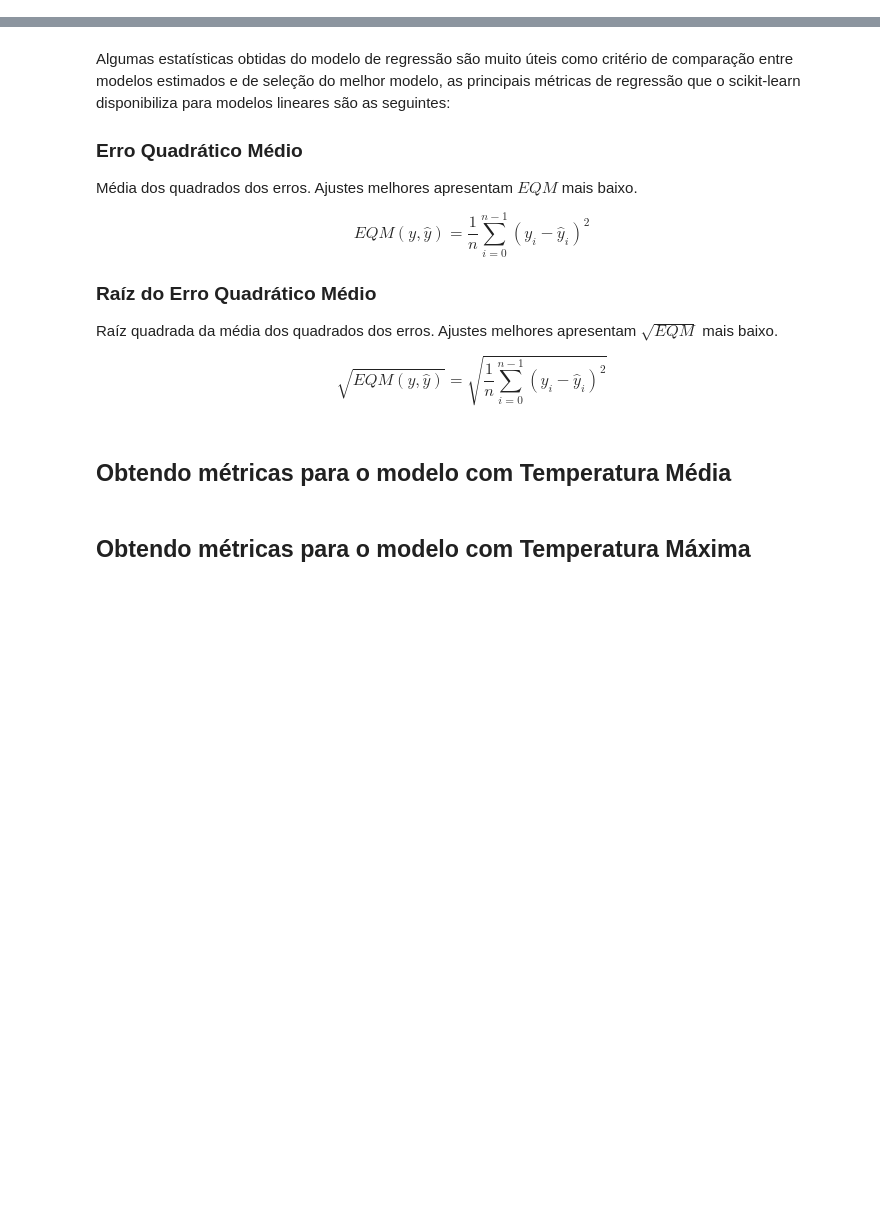
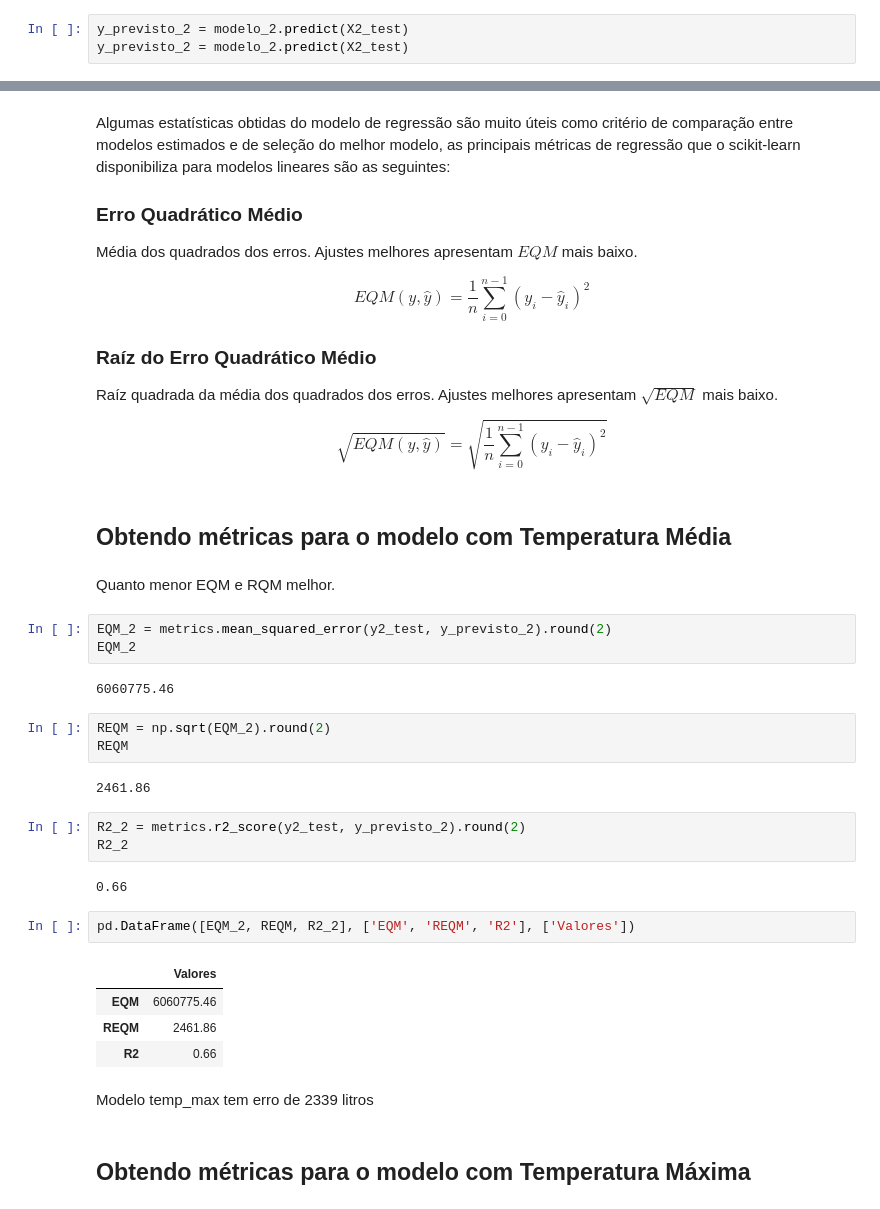
Before and after one commit to Marcus-Bernard0/data_science_alura, a Jupyter notebook: 8 - Regressão linear testando relações e prevendo resultados/Projeto/Regressão Linear.ipynb, the cells around one changed output, grey strips where cells are left out. Saved outputs shown, nothing was run; the diff lists cells and outputs as text; blank space fills up the shorter version.

Commit message:
erros quadráticos

```diff
--- a/8 - Regressão linear testando relações e prevendo resultados/Projeto/Regressão Linear.ipynb
+++ b/8 - Regressão linear testando relações e prevendo resultados/Projeto/Regressão Linear.ipynb
@@ -582,4 +610,7 @@ Text(0.5, 0, 'Litros')
 # %% [markdown]
 ## Gerando previsões para os dados de TESTE (X_test e X2_test) utilizando o método *predict()* dos objetos "modelo" e "modelo_2"
+# %%
+y_previsto_2 = modelo_2.predict(X2_test)
+y_previsto_2 = modelo_2.predict(X2_test)
 # %% [markdown]
 ## Obtendo o coeficiente de determinação (R²) para as previsões dos dois modelos
@@ -607,5 +653,31 @@ Raíz quadrada da média dos quadrados dos erros. Ajustes melhores apresentam $\
 $$\sqrt{EQM(y, \hat{y})} = \sqrt{\frac 1n\sum_{i=0}^{n-1}(y_i-\hat{y}_i)^2}$$
 # %% [markdown]
 ## Obtendo métricas para o modelo com Temperatura Média
+# %% [markdown]
+Quanto menor EQM e RQM melhor.
+# %%
+EQM_2 = metrics.mean_squared_error(y2_test, y_previsto_2).round(2)
+EQM_2
+# %% [output]
+6060775.46
+# %%
+REQM = np.sqrt(EQM_2).round(2)
+REQM
+# %% [output]
+2461.86
+# %%
+R2_2 = metrics.r2_score(y2_test, y_previsto_2).round(2)
+R2_2
+# %% [output]
+0.66
+# %%
+pd.DataFrame([EQM_2, REQM, R2_2], ['EQM', 'REQM', 'R2'], ['Valores'])
+# %% [output]
+|  | Valores |
+| EQM | 6060775.46 |
+| REQM | 2461.86 |
+| R2 | 0.66 |
+# %% [markdown]
+Modelo temp_max tem erro de 2339 litros
 # %% [markdown]
 ## Obtendo métricas para o modelo com Temperatura Máxima
```
Also changed, not shown: parts of 13 cells of this notebook.
